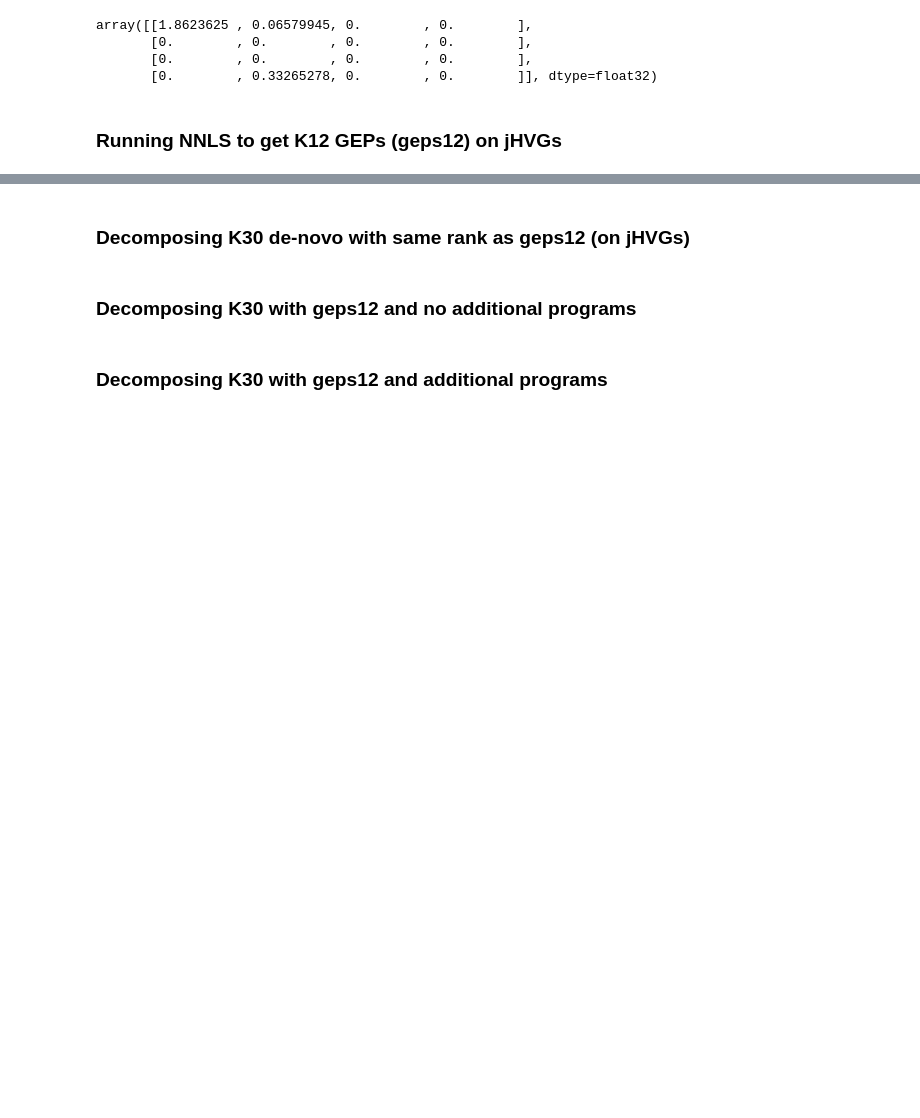
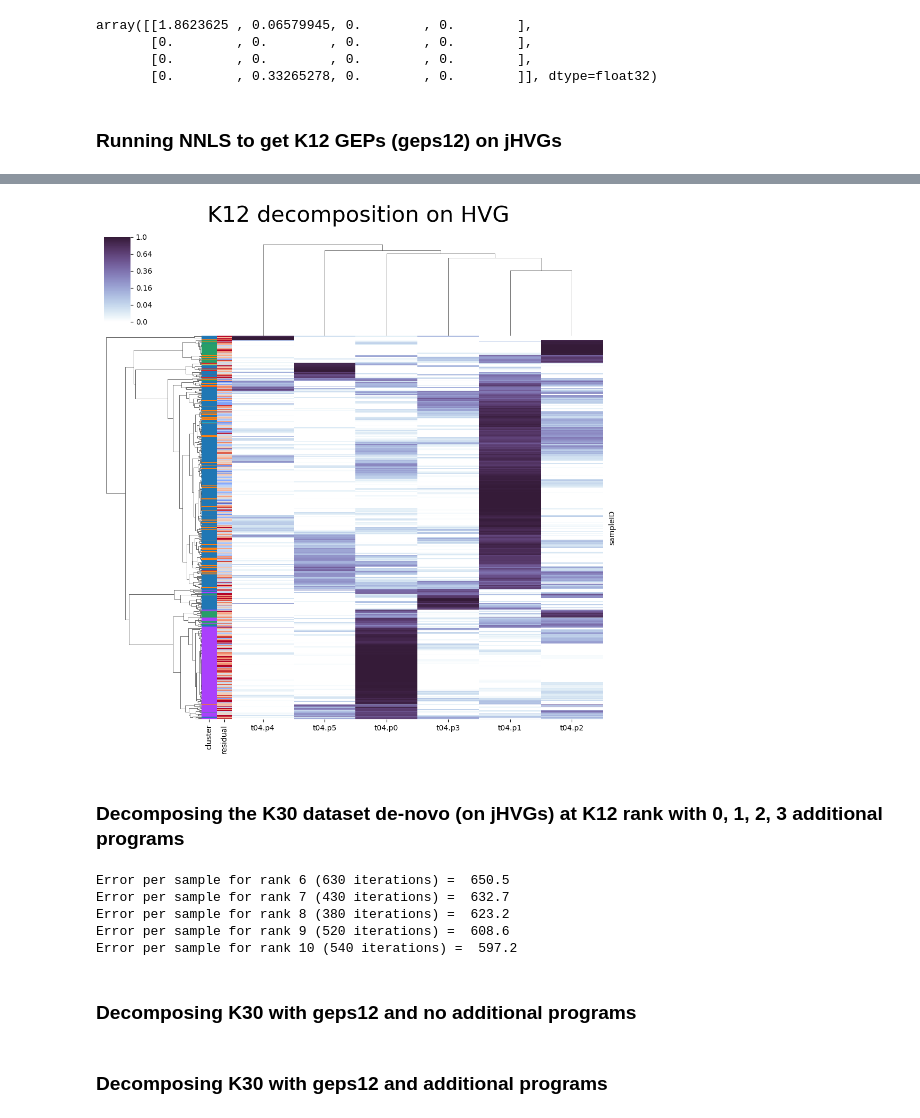
Before and after one commit to nitzanlab/gep-dynamics, a Jupyter notebook: notebooks/marjanovic_k12_k30_pfnmf.ipynb, the cells around one changed output, grey strips where cells are left out. Drawn from its saved outputs; the diff is of its cells as text; code cells hidden in the pictures; blank space fills up the shorter version.

Commit message:
Adding residuals analysis, finalizing simulation

```diff
--- a/notebooks/marjanovic_k12_k30_pfnmf.ipynb
+++ b/notebooks/marjanovic_k12_k30_pfnmf.ipynb
@@ -179,3 +198,11 @@ Error per sample =  6.686e+02
+# %%
+row_colors = pd.concat([pd.Series(k_12.obsm.get('row_colors'), name='cluster', index=k_12.obs.index),
+                       pd.Series(_utils.floats_to_colors(loss_per_cell, vmax=1000), name='residual', index=k_12.obs.index)], axis=1)
+
+un_sns = _utils.plot_usages_norm_clustermaps(k_12, normalized_usages=(H / np.sum(H, axis=0, keepdims=True)).T,
+    title='K12 decomposition on HVG', show=True, sns_clustermap_params={'row_colors': row_colors})
+# %% [output]
+[figure, added]
 # %% [markdown]
-### Decomposing K30 de-novo with same rank as geps12 (on jHVGs)
+### Decomposing the K30 dataset de-novo (on jHVGs) at K12 rank with 0, 1, 2, 3 additional programs
 # %%
@@ -184,23 +214,43 @@ rank_k12 = geps12.shape[0]
 # %%
-%%script --no-raise-error false
-
-nmf_kwargs={
-    'n_components': rank_k12,
-    'tol': _constants.NMF_TOLERANCE,
-    'max_iter': max_iter,
-    'beta_loss': beta_loss
-   }
+# %%script --no-raise-error false
 
 tens = torch.tensor(X30).to(device)
 
-W, H, n_iter = cnmf.nmf_torch(X30, nmf_kwargs, tens, verbose=True)
+for added_rank in range(max_added_rank + 1):
+    rank = rank_k12 + added_rank
 
-final_loss = sknmf._beta_divergence(X30, W, H, beta_loss)
-print(f'Error per sample = {(final_loss / k_30.n_obs): .3e}')
+    nmf_kwargs={
+        'n_components': rank,
+        'tol': _constants.NMF_TOLERANCE,
+        'max_iter': max_iter,
+        'beta_loss': beta_loss
+       }
 
-pfnmf_results['de_novo'] = {'W': W, 'H': H, 'n_iter': n_iter, 'final_loss': final_loss}
+    W, H, n_iter = cnmf.nmf_torch(X30, nmf_kwargs, tens, verbose=False)
+
+    loss = sknmf._beta_divergence(X30, W, H, beta_loss) / k_30.n_obs
+
+    sname = f'dn_{rank}'
+    ns = Namespace(
+        name=sname,
+        algorithm='regular',
+        W=W,
+        H=H,
+        rank=rank,
+        n_iter=n_iter,
+        loss=loss)
+
+    decompositions[sname] = ns
+
+    print(f'Error per sample for rank {ns.rank} ({ns.n_iter} iterations) = {ns.loss: .1f}')
 
 del tens
+# %% [output]
+Error per sample for rank 6 (630 iterations) =  650.5
+Error per sample for rank 7 (430 iterations) =  632.7
+Error per sample for rank 8 (380 iterations) =  623.2
+Error per sample for rank 9 (520 iterations) =  608.6
+Error per sample for rank 10 (540 iterations) =  597.2
 # %% [markdown]
 ### Decomposing K30 with geps12 and no additional programs
 # %%
```
Also changed, not shown: parts of 51 cells of this notebook, 5 other files.
